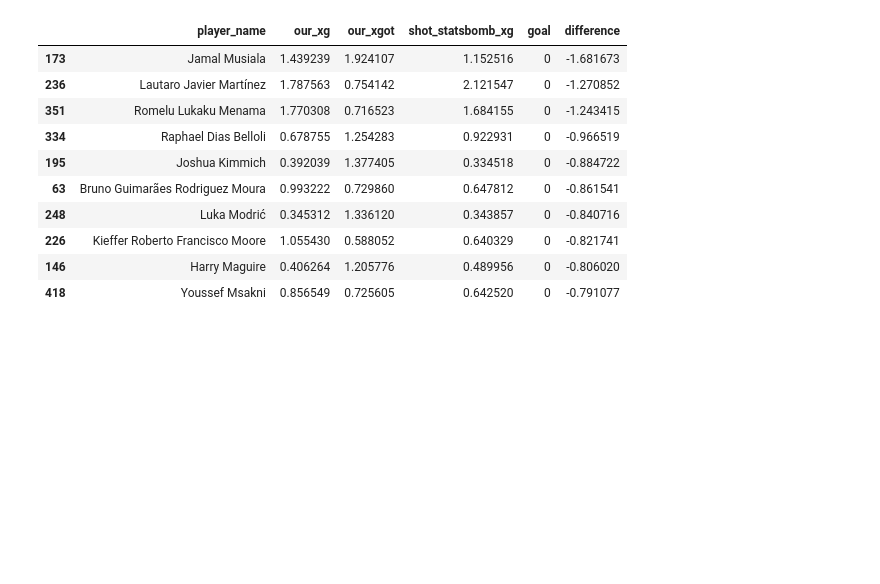
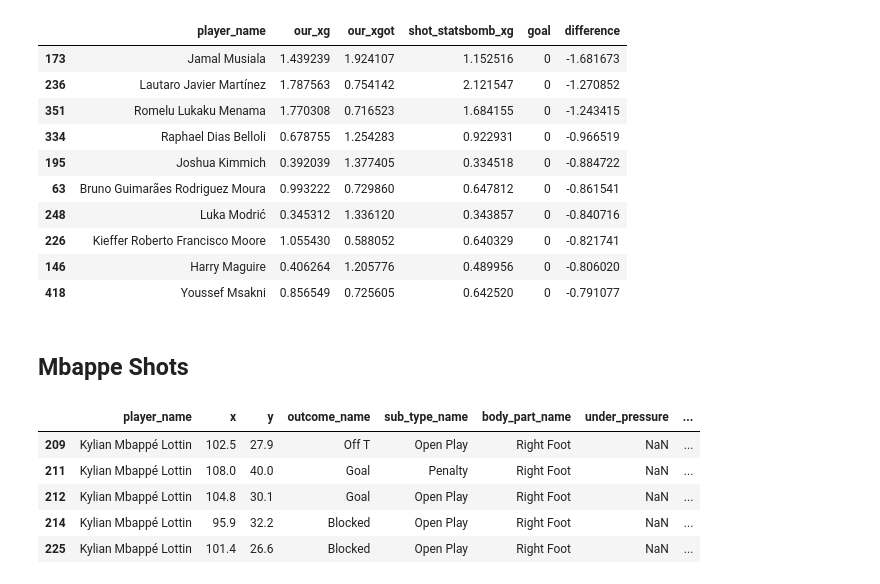
Before and after one commit to alfianalytics/xg-xgot-statsbomb-worldcup2022, a Jupyter notebook: Building_xG,_xGOT_Using_World_Cup_2022_Data.ipynb, the cells around one changed output. Cells and saved outputs as stored; diff of their text form; code cells hidden in the pictures; blank space fills up the shorter version.

```diff
--- a/Building_xG,_xGOT_Using_World_Cup_2022_Data.ipynb
+++ b/Building_xG,_xGOT_Using_World_Cup_2022_Data.ipynb
@@ -1240,3 +1246,5 @@ player_summary.sort_values('difference').head(10)
 | 226 | Kieffer Roberto Francisco Moore | 1.055430 | 0.588052 | 0.640329 | 0 | -0.821741 |
 | 146 | Harry Maguire | 0.406264 | 1.205776 | 0.489956 | 0 | -0.806020 |
 | 418 | Youssef Msakni | 0.856549 | 0.725605 | 0.642520 | 0 | -0.791077 |
+# %% [markdown]
+## Mbappe Shots
@@ -1242,0 +1254,9 @@ player_summary.sort_values('difference').head(10)
+# %%
+df_mbappe.head()
+# %% [output]
+|  | player_name | x | y | outcome_name | sub_type_name | body_part_name | under_pressure | ... |
+| 209 | Kylian Mbappé Lottin | 102.5 | 27.9 | Off T | Open Play | Right Foot | NaN | ... |
+| 211 | Kylian Mbappé Lottin | 108.0 | 40.0 | Goal | Penalty | Right Foot | NaN | ... |
+| 212 | Kylian Mbappé Lottin | 104.8 | 30.1 | Goal | Open Play | Right Foot | NaN | ... |
+| 214 | Kylian Mbappé Lottin | 95.9 | 32.2 | Blocked | Open Play | Right Foot | NaN | ... |
+| 225 | Kylian Mbappé Lottin | 101.4 | 26.6 | Blocked | Open Play | Right Foot | NaN | ... |
```
Also changed, not shown: parts of 37 cells of this notebook.
